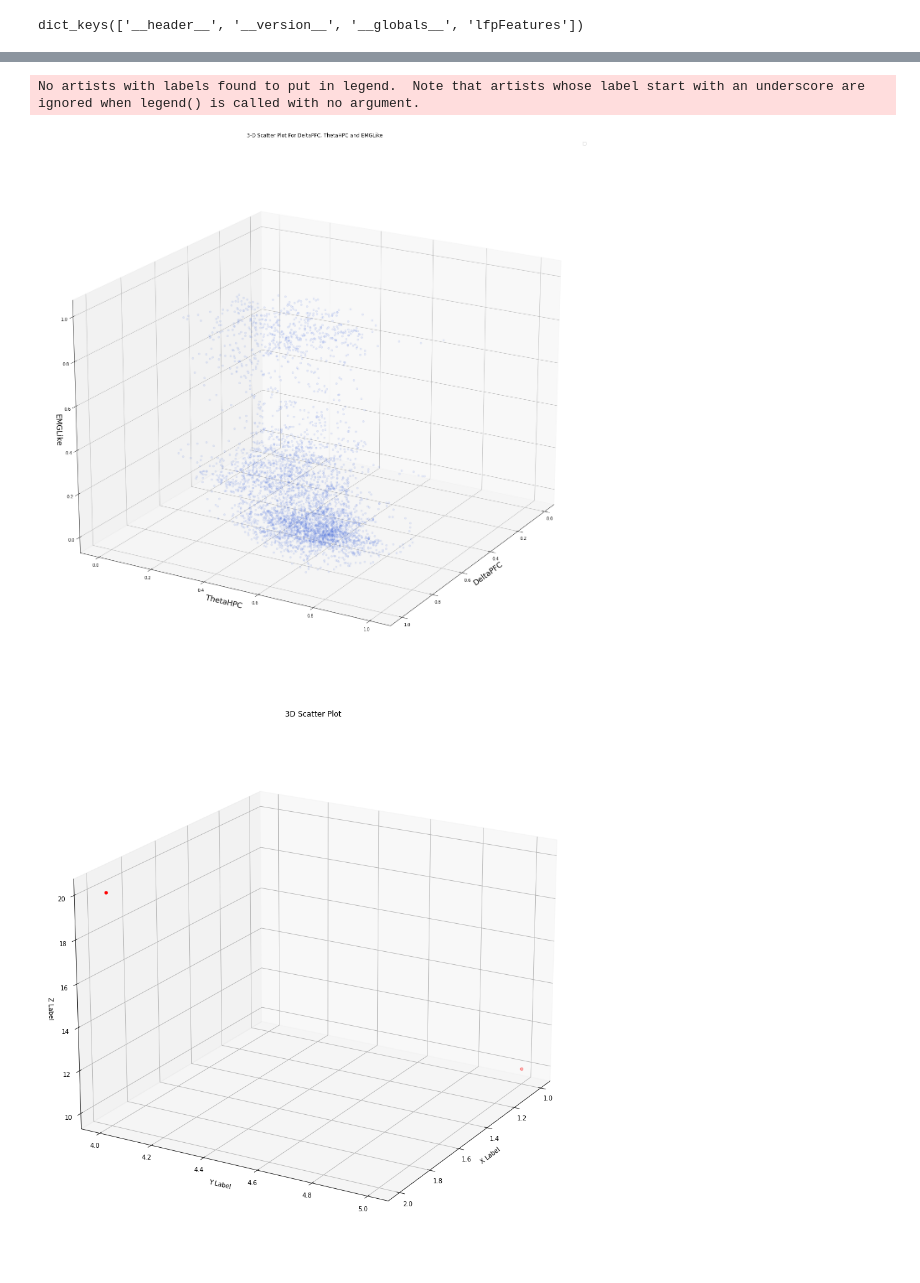
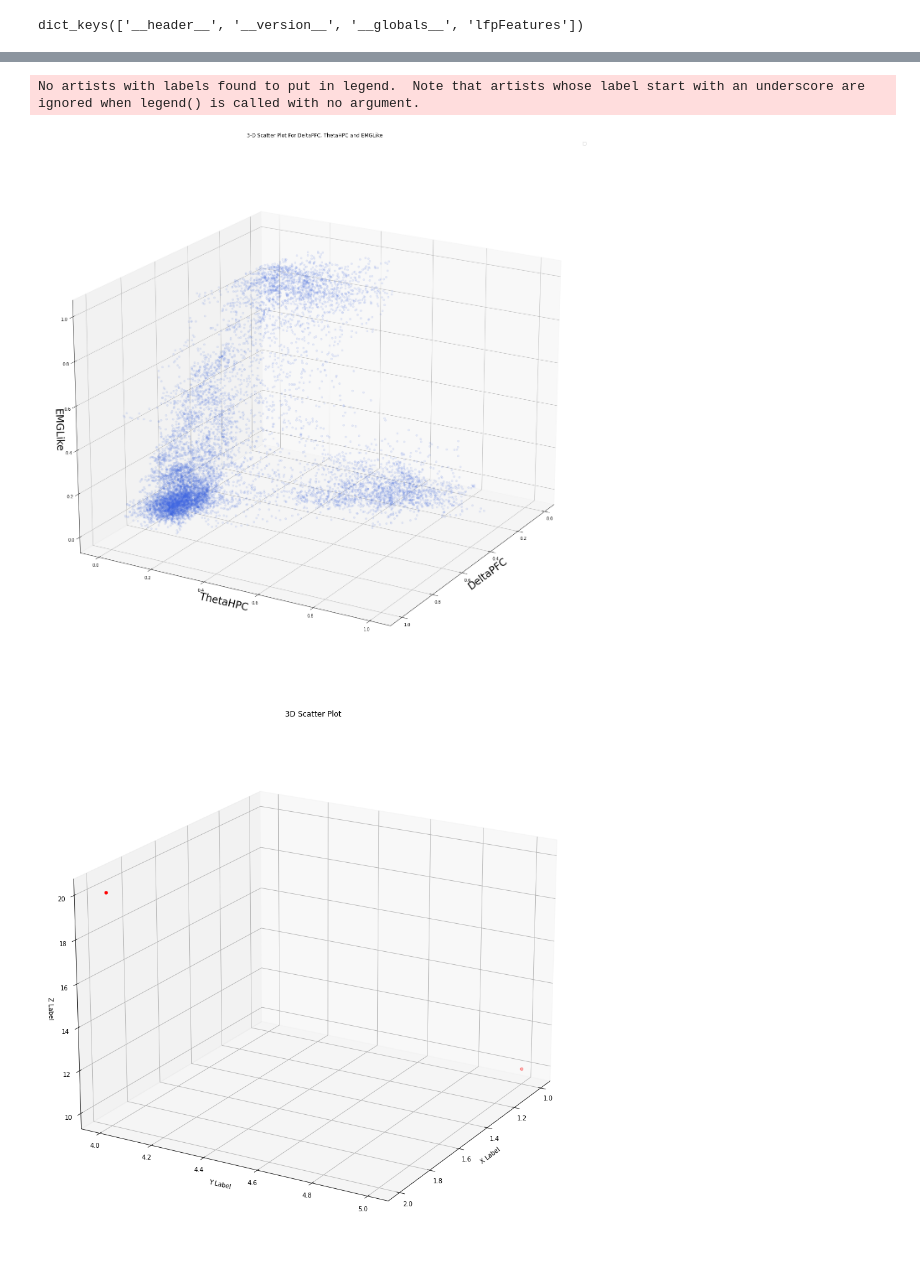
Before and after one commit to conscioustahoe/sleep-scoring-analysis, a Jupyter notebook: rgs14/delta_pfc_theta_hpc_emg_like_analysis.ipynb, the cells around one changed output, grey strips where cells are left out. Drawn from its saved outputs; the diff is of its cells as text; code cells hidden in the pictures.

```diff
--- a/rgs14/delta_pfc_theta_hpc_emg_like_analysis.ipynb
+++ b/rgs14/delta_pfc_theta_hpc_emg_like_analysis.ipynb
@@ -27,7 +27,7 @@ delta_pfc_df = pd.DataFrame(lfp_matrix[:, 0], columns=["DeltaPFC"])
 theta_hpc_df = pd.DataFrame(lfp_matrix[:, 1], columns=["ThetaHPC"])
 emg_like_df = pd.DataFrame(lfp_matrix[:, 4], columns=["EMGLike"])
 
-timesteps = 4216
+timesteps = 10542
 # %%
 delta_pfc_df['Timestep'] = range(1, timesteps + 1)
 delta_pfc_df.set_index('Timestep', inplace=True)
@@ -205,34 +205,34 @@ Sum:  905.8988643570337
 # %%
 import pandas as pd
 import numpy as np
 from mpl_toolkits.mplot3d import Axes3D
 
 # plt.rcParams.update({'font.size': 18})
 
 fig = plt.figure(figsize=(24, 24))
 ax = fig.add_subplot(111, projection='3d')
 
 ax.scatter(
     delta_pfc_df['DeltaPFC'],
     theta_hpc_df['ThetaHPC'],
     emg_like_df['EMGLike'],
     # pd.DataFrame({'Column1': [0.0] * 10820}),
     # pd.DataFrame({'Column1': [0.0] * 10820}),
     c='royalblue',
     alpha=0.1
 )
 
-ax.set_xlabel('DeltaPFC', fontsize=18)
-ax.set_ylabel('ThetaHPC', fontsize=18)
-ax.set_zlabel('EMGLike', fontsize=18)
+ax.set_xlabel('DeltaPFC', fontsize=24)
+ax.set_ylabel('ThetaHPC', fontsize=24)
+ax.set_zlabel('EMGLike', fontsize=24)
 ax.set_title('3-D Scatter Plot For DeltaPFC, ThetaHPC and EMGLike')
 ax.legend()
 ax.view_init(elev=20, azim=30)
 plt.savefig('delta-theta-emg.png', dpi=300, bbox_inches='tight')
-# plt.show()
+plt.show()
 # %% [output]
 No artists with labels found to put in legend.  Note that artists whose label start with an underscore are ignored when legend() is called with no argument.
-[figure, old version]
+[figure, new version]
 # %%
 fig = plt.figure(figsize=(16, 16))
 ax = fig.add_subplot(111, projection='3d')
```
Also changed, not shown: parts of 8 cells of this notebook, 3 other files.
